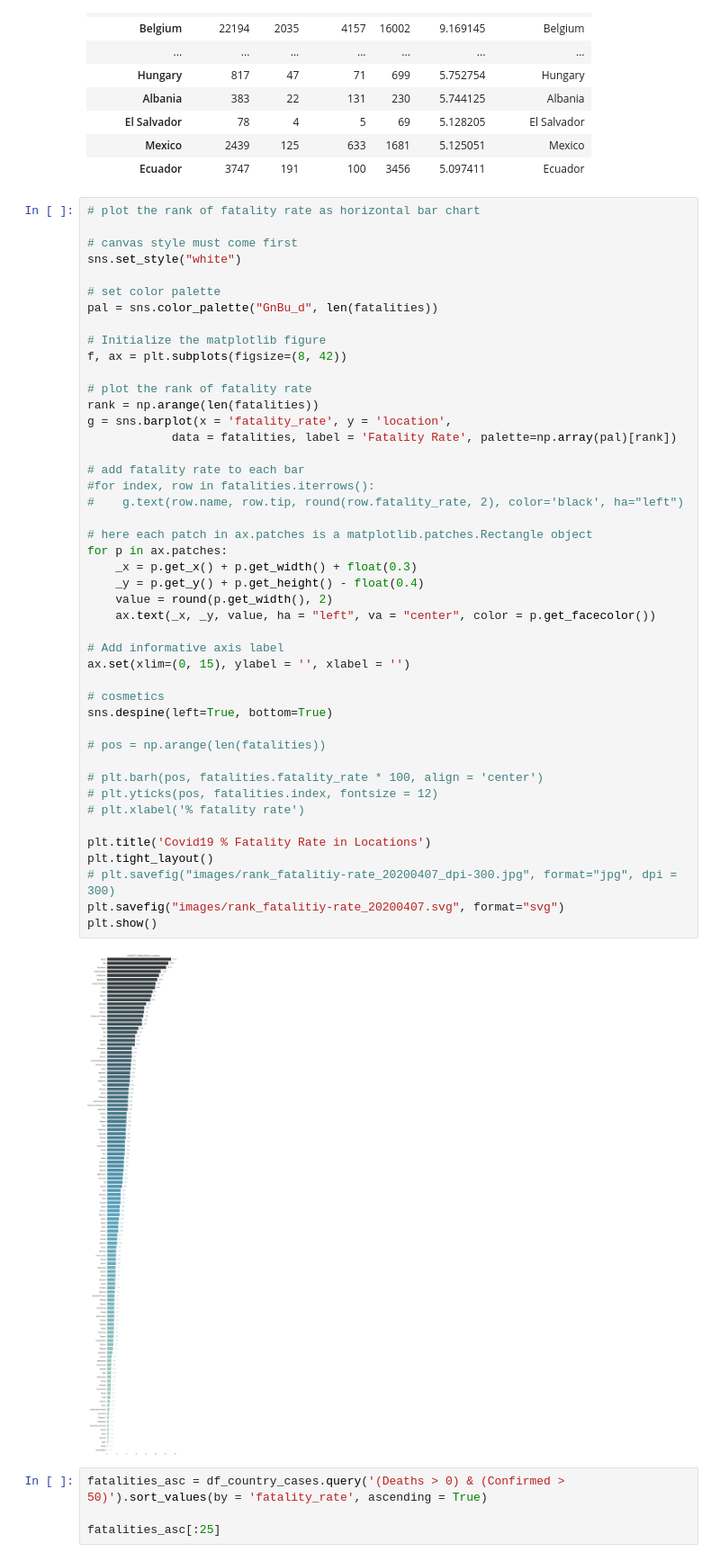
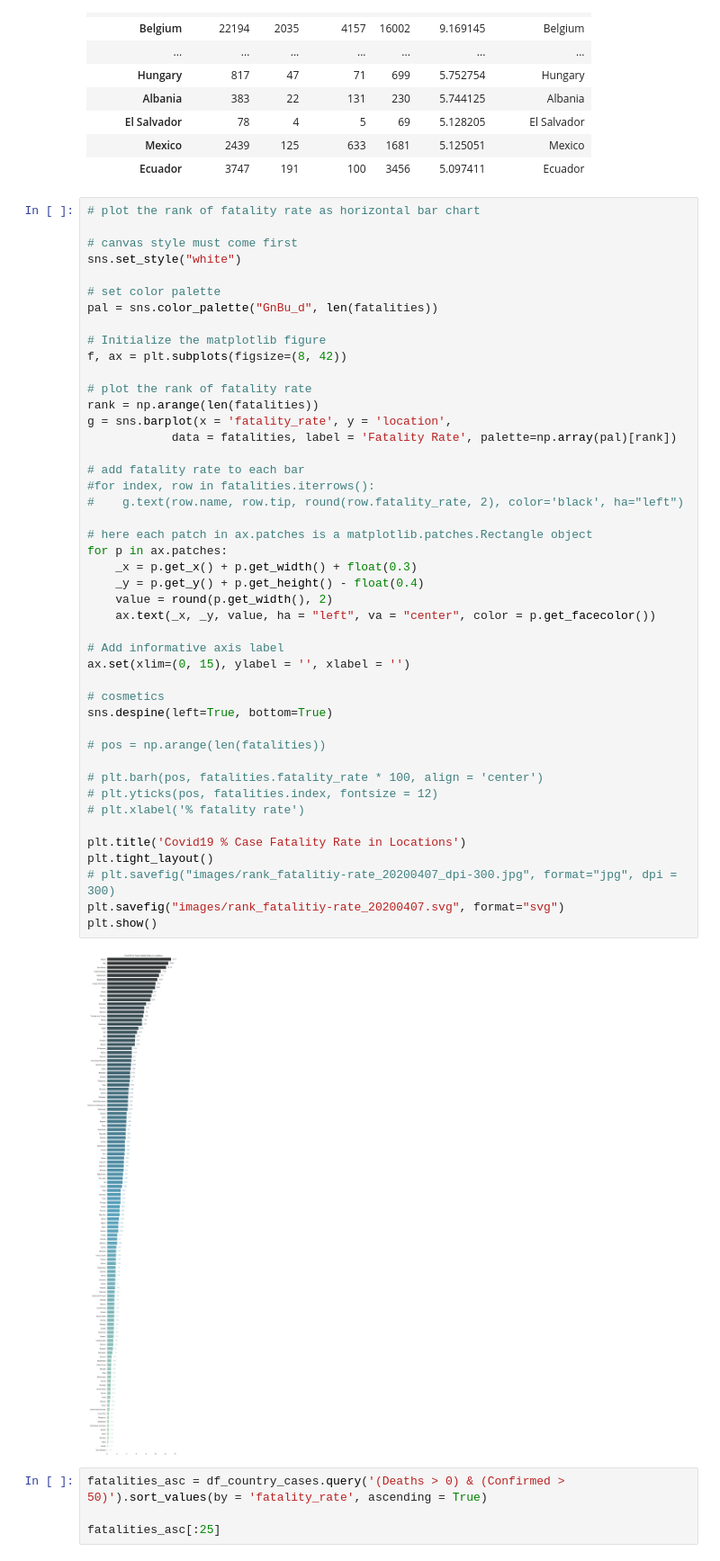
Before and after one commit to nnworkspace/covid19-insight, a Jupyter notebook: covid19-insight.ipynb, the cells around one changed output. Shown at 90% size. Saved outputs shown, nothing was run; the diff lists cells and outputs as text.

Commit message:
rename 'fatality rate' to 'case fatality rate'

```diff
--- a/covid19-insight.ipynb
+++ b/covid19-insight.ipynb
@@ -151,35 +151,35 @@ g = sns.barplot(x = 'fatality_rate', y = 'location',
             data = fatalities, label = 'Fatality Rate', palette=np.array(pal)[rank])
 
 # add fatality rate to each bar
 #for index, row in fatalities.iterrows():
 #    g.text(row.name, row.tip, round(row.fatality_rate, 2), color='black', ha="left")
 
 # here each patch in ax.patches is a matplotlib.patches.Rectangle object
 for p in ax.patches:
     _x = p.get_x() + p.get_width() + float(0.3)
     _y = p.get_y() + p.get_height() - float(0.4)
     value = round(p.get_width(), 2)
     ax.text(_x, _y, value, ha = "left", va = "center", color = p.get_facecolor())
 
 # Add informative axis label
 ax.set(xlim=(0, 15), ylabel = '', xlabel = '')
 
 # cosmetics
 sns.despine(left=True, bottom=True)
 
 # pos = np.arange(len(fatalities))
 
 # plt.barh(pos, fatalities.fatality_rate * 100, align = 'center')
 # plt.yticks(pos, fatalities.index, fontsize = 12)
 # plt.xlabel('% fatality rate')
 
-plt.title('Covid19 % Fatality Rate in Locations')
+plt.title('Covid19 % Case Fatality Rate in Locations')
 plt.tight_layout()
 # plt.savefig("images/rank_fatalitiy-rate_20200407_dpi-300.jpg", format="jpg", dpi = 300)
 plt.savefig("images/rank_fatalitiy-rate_20200407.svg", format="svg")
 plt.show()
 # %% [output]
-[figure, old version]
+[figure, new version]
 # %%
 fatalities_asc = df_country_cases.query('(Deaths > 0) & (Confirmed > 50)').sort_values(by = 'fatality_rate', ascending = True)
 
```
Also changed, not shown: 4 other files.
